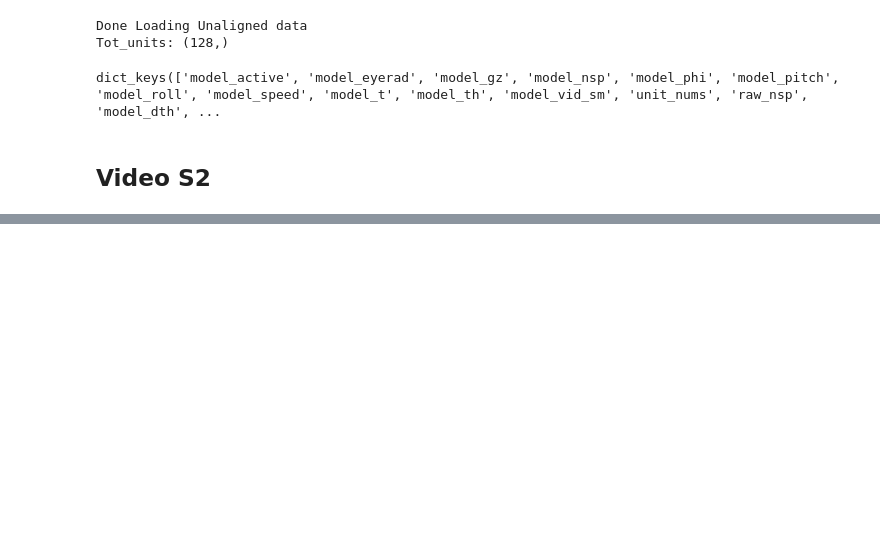
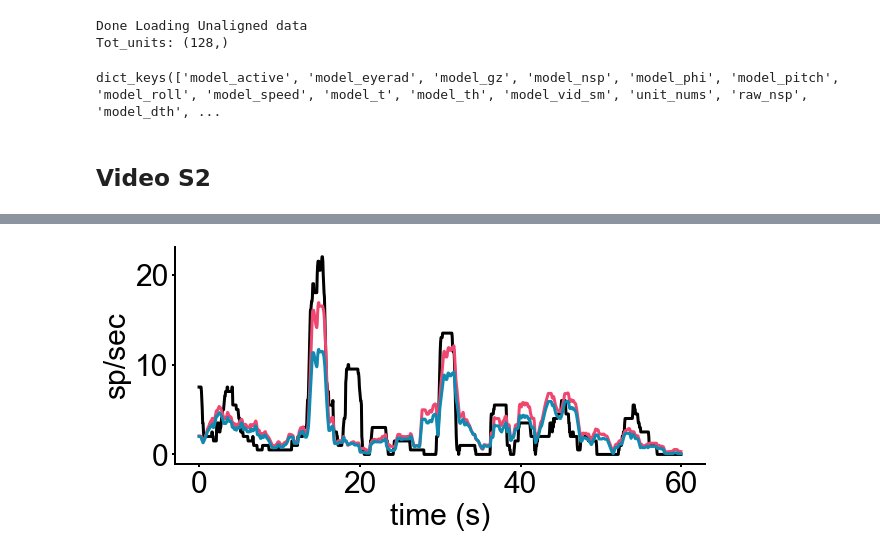
Before and after one commit to elliottabe/pytorchGLM, a Jupyter notebook: Make_Plots.ipynb, the cells around one changed output, grey strips where cells are left out. Cells and saved outputs as stored; diff of their text form; code cells hidden in the pictures; blank space fills up the shorter version.

```diff
--- a/Make_Plots.ipynb
+++ b/Make_Plots.ipynb
@@ -3171,0 +3254,36 @@ gc.collect()
+# %%
+cell=265
+fontsize=30
+CellNum_Tot = get_cellnums(All_data,pparams,exp_type=exp_type)
+da,celln = ([[da,np.where(CellNum_Tot[key]==cell)[0][0]] for da,key in enumerate(CellNum_Tot.keys()) if len(np.where(CellNum_Tot[key]==cell)[0])>0])[0]
+########## Fig 4C/G ##########
+fig, axs = plt.subplots(1,1,figsize=(9.5,4))
+cmap = mpl.colors.ListedColormap(q_clrs)
+
+# celln = 49#52#106
+# da = 3
+mod_titles2 = ['pos','vis','add','mul','HF']
+
+t = np.argmin(np.abs((np.arange(All_data[pparams['date_ani2'][da]]['actual_smooth'].shape[0])*params['model_dt'])-140)) # 200 seconds in #6000
+dt = int(60/params['model_dt']) #All_data[pparams['date_ani2'][da]]['actual_smooth'].shape[0] # dt in seconds converted to time points
+##### Plotting Firing Rate #####
+pred_time = (np.arange(All_data[pparams['date_ani2'][da]]['actual_smooth'].shape[0])*params['model_dt'])[0:np.abs(dt)]
+ax = axs
+zorder = (np.argsort([All_data[pparams['date_ani2'][da]][exp_type][pparams['mod_titles'][modN]+'_cc_test'][celln] for modN in range(len(pparams['mod_titles'][:-1]))])+1)[::-1]
+ax.plot(pred_time,All_data[pparams['date_ani2'][da]]['actual_smooth'][t:t+dt,celln],c='k',lw=3,label='data',zorder=0)
+for modN in range(2,len(pparams['mod_titles'])-2):
+    ax.plot(pred_time,All_data[pparams['date_ani2'][da]][exp_type][pparams['mod_titles'][modN]+'_pred_smooth'][t:t+dt,celln],c=mod_clrs[modN],lw=3,
+            label=r' $cc_{{{}}}$: {:.02f}'.format(mod_titles2[modN],All_data[pparams['date_ani2'][da]][exp_type][pparams['mod_titles'][modN]+'_cc_test'][celln]),zorder=zorder[modN])
+# ax.legend(labelcolor='linecolor', fontsize=fontsize, handlelength=0, handletextpad=0,loc='upper right',ncol=5, bbox_to_anchor=(1, .8))
+ax.set_xlabel('time (s)',fontsize=fontsize)
+ax.set_ylabel('sp/sec',fontsize=fontsize)
+ax.tick_params(axis='both', which='major', labelsize=fontsize)
+for axis in ['bottom','left']:
+    ax.spines[axis].set_linewidth(3)
+
+paper_fig_dir = Path('/home/seuss/Dropbox (University of Oregon)/Presentations/SFN_2022')
+paper_fig_dir
+figname = paper_fig_dir/'AM_frtrace.pdf'
+fig.savefig(figname,transparent=True, bbox_inches='tight')
+# %% [output]
+[figure, added]
```
Also changed, not shown: parts of 6 cells of this notebook, 9 other files.
